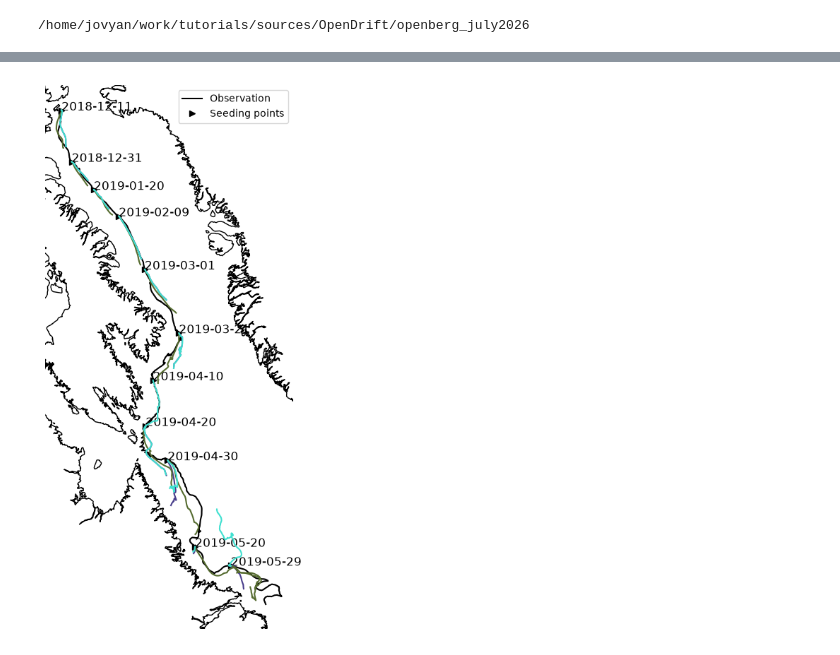
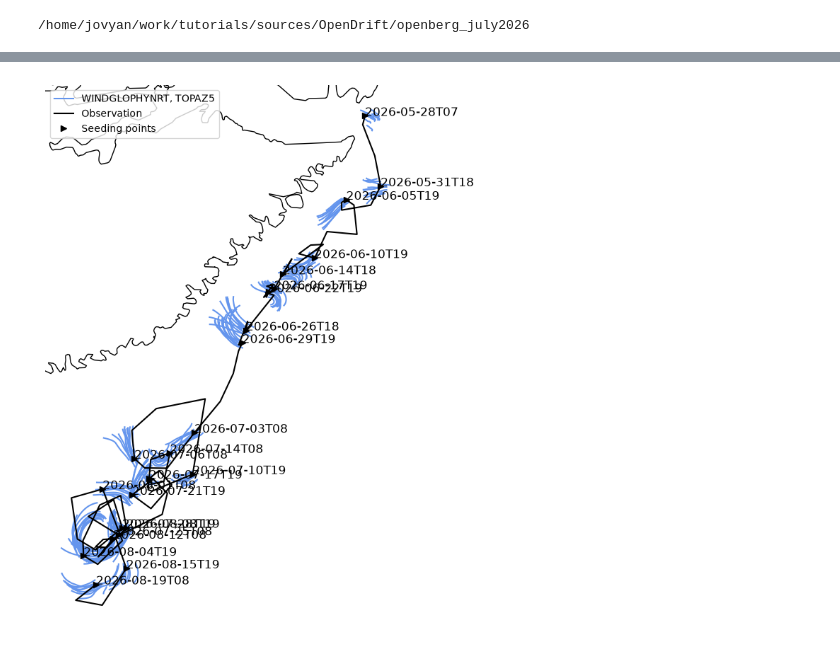
Before and after one commit to lia-f-h/openberg_july2026, a Jupyter notebook: scripts/analysis1.ipynb, the cells around one changed output, grey strips where cells are left out. Cells and saved outputs as stored; diff of their text form; code cells hidden in the pictures.

Commit message:
started sim ib2026e

```diff
--- a/scripts/analysis1.ipynb
+++ b/scripts/analysis1.ipynb
@@ -21,8 +22,8 @@ ib = 'iceberg2018b'
 # %%
 #read sim
-file_contain_all = [ib,'mainrun']
+file_contain_all = [ib,'topaz5']
 file_contain_any = ['_']
-file_notcontain = ['test','idx']#'test','wa','next','glorys']#['topaz4','glorys','slope','era5','almost','stokes',]
+file_notcontain = ['test','z6','idx']#'test','wa','next','glorys']#['topaz4','glorys','slope','era5','almost','stokes',]
 file_l = glob.glob("./results/*.nc")#['./results/juliette_topaz6_topaz4_windglophynrt.nc',]
 file_l = [f for f in file_l if all(ff in f for ff in file_contain_all)] #filtering for required keywords
 file_l = [f for f in file_l if any(ff in f for ff in file_contain_any)] #filtering for required keywords
@@ -56,19 +55,19 @@ for f in file_l:
 # test.x_sea_water_velocity.plot()
 # %%
 #dicts and definitions
-from openberg_july2026.src2.utils3 import legenddict_full
 legenddict_full = {k:v for k,v in legenddict_full.items() if k!='ICEBERG'}
 legenddict = dict.fromkeys([f.split('/')[-1][:-3] for f in file_l])
 for f in legenddict:
     ll = []
     for l in legenddict_full:
-        if l.lower() in f: ll = ll+[l]
+        # print(f,l,ll)
+        if l.lower() in f.lower(): ll = ll+[l]
     legenddict[f]={'col':legenddict_full[ll[-1]]['col'], 'alpha':1, 'kw':', '.join(ll),'zo':legenddict_full[ll[-1]]['zo'],
                  # 'traj':np.arange(obs.time.size*11)
                   }
 #manual adaptions
-legenddict['iceberg2018b_gebco_topaz6_topaz4_windglophyre_mainrun_joined']['col']='turquoise'
-legenddict['iceberg2018b_gebco_glorys_windglophyre_mainrun_joined']['col']='darkolivegreen'
-legenddict['iceberg2018b_gebco_topaz4_windglophyre_mainrun_joined']['col']='darkslateblue'
+# legenddict['iceberg2018b_gebco_topaz6_topaz4_windglophyre_mainrun_joined']['col']='turquoise'
+# legenddict['iceberg2018b_gebco_glorys_windglophyre_mainrun_joined']['col']='darkolivegreen'
+# legenddict['iceberg2018b_gebco_topaz4_windglophyre_mainrun_joined']['col']='darkslateblue'
 legenddict
 # %% [output]
@@ -86,0 +78,6 @@ legenddict
+# %%
+#read obs
+fname = 'merged_obs_iceberg2026e_3D'#'merged_obs10'
+with xr.open_dataset('./input/%s.nc'%fname) as ds:
+    obs = ds.sel(iceberg=ib,trajectory_id=ib)
+    obs_seed = obs.isel(time=(obs.seed_idx==1))
@@ -87,12 +86,11 @@ legenddict
 # %%
 #very simple plot of simulations
 # ib = 'iceberg2018b'
-apn = None
-
-#read obs
-with xr.open_dataset('./input/merged_obs10.nc') as ds:
-    obs = ds.sel(iceberg=ib,trajectory_id=ib)
-    #obs = obs.isel(time=(obs.seed_idx==1))
+apn = dict_analysis_period[ib]['full'] #time subset by dict
+# apn = slice('2026-07-26','2026-08-03') #time subset by date
+# apn = obs_seed.time.sel(time=[apn.start,apn.stop],method='nearest') #time subset by seedtime dates -part1
+# apn = slice(str(apn.values[0]),str(apn.values[1])) #time subset by seedtime dates -part2
+# apn= slice(obs_seed.time.values[30],obs_seed.time.values[37]) #time subset by seed time idx
 
 #Figure
 fig,ax = plt.subplots(1,1,figsize=(10,10),subplot_kw={'projection':ccrs.NorthPolarStereo(central_longitude=float(obs.lon.mean()))})#central_longitude=20})
@@ -100,38 +98,45 @@ ax.coastlines(resolution='10m')
 trans = ccrs.PlateCarree()
 
 # # plot obs
-ax.plot(obs['lon'].isel(time=(obs.seed_idx==1)),obs['lat'].isel(time=(obs.seed_idx==1)),'>',transform=trans,color='k',label='Seeding points')
-ax.plot(obs['lon'],obs['lat'],transform=trans,color='k',label='Observation')
+zo1=200
+# apn_obs = slice(apn.start,
+#                 str(np.datetime64(apn.stop) + np.timedelta64(1, 'D')))
+apn_obs=apn
+ax.plot(obs_seed['lon'].sel(time=apn_obs),obs_seed['lat'].sel(time=apn_obs),'>',transform=trans,color='k',label='Seeding points',zorder=zo1)
+ax.plot(obs['lon'].sel(time=apn_obs),obs['lat'].sel(time=apn_obs),transform=trans,color='k',label='Observation',zorder=zo1)
 # for d in range(obs_3day['time'].size):
-for d in range(obs['time'].isel(time=(obs.seed_idx==1)).size):
+for d in range(obs_seed['time'].sel(time=apn_obs).size):
 #     if d not in [1,2,3,4,5,12,15,16,17,18,19]:
-        ax.text(obs['lon'].isel(time=(obs.seed_idx==1))[d],obs['lat'].isel(time=(obs.seed_idx==1))[d],obs['time'].isel(time=(obs.seed_idx==1))[d].values.astype('datetime64[D]').astype(str),transform=trans,color='k',fontsize=12)
+        ax.text(obs_seed['lon'].sel(time=apn_obs)[d],obs_seed['lat'].sel(time=apn_obs)[d],
+                obs_seed['time'].sel(time=apn_obs)[d].values.astype('datetime64[h]').astype(str),transform=trans,color='k',fontsize=12,zorder=zo1)
+
 
 # plot sim
+zo2=10
 for inputdataidx, inputdata in enumerate(file_l[::-1]):
     sim = xr.open_dataset(inputdata)
     inputdata = inputdata.split('/')[-1][:-3]
-    if apn!=None: sim = sim.sel(time=dict_analysis_period[ib][apn])
+    if apn!=None: sim = sim.sel(time=apn)
     if ib in dict_traj:
         if inputdata in dict_traj[ib]: sim = sim.sel(trajectory=dict_traj[ib][inputdata])
     for traj in sim.trajectory:
         ax.plot(sim.lon.sel(trajectory=traj).dropna(dim="time"),sim.lat.sel(trajectory=traj).dropna(dim="time"),
                 color=legenddict[inputdata]['col'],#if 'prof' not in inputdata else 'red',
                 label=(legenddict[inputdata]['kw'] if traj==sim.trajectory[0] else '') if 'mainrun' not in inputdata else '',
                 zorder=legenddict[inputdata]['zo'],
                 transform=trans)
 
-
 #legend
 h, l = ax.get_legend_handles_labels()
 by_label = dict(zip(l, h))
 ax.legend(handles=list(by_label.values())[::-1],
          labels=list(by_label.keys())[::-1],
           loc='best')
+
 # plt.legend()
 plt.axis('off')
 # note = ''
 # fig.savefig('./results/%s_map_%s.png'%(iceberg_id,note),dpi=200,transparent=True,bbox_inches='tight')
 plt.show()
 # %% [output]
-[figure, old version]
+[figure, new version]
```
Also changed, not shown: parts of 9 cells of this notebook, 43 other files.
